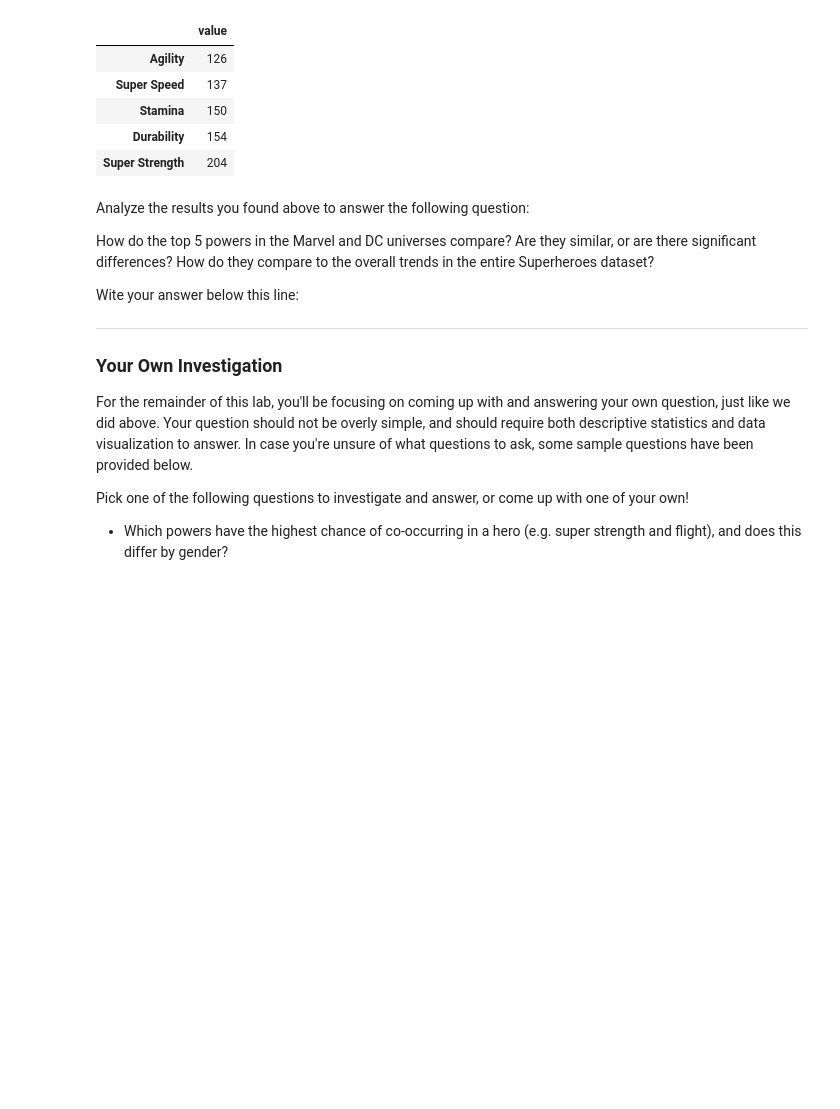
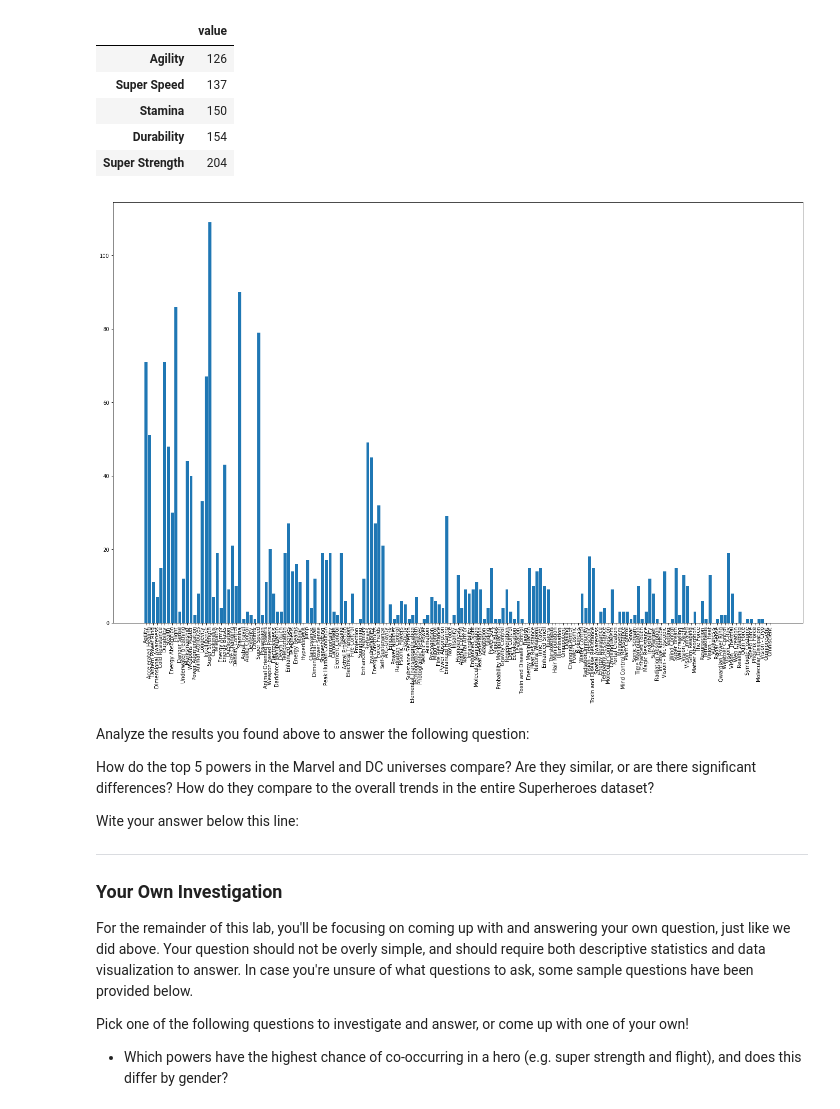
Before and after one commit to ortsed/dsc-data-cleaning-project-dc-ds-career-042219, a Jupyter notebook: index.ipynb, the cells around one changed output. Drawn from its saved outputs; the diff is of its cells as text; code cells hidden in the pictures; blank space fills up the shorter version.

```diff
--- a/index.ipynb
+++ b/index.ipynb
@@ -312,12 +312,20 @@ marvel.sort_values("value")[-5:]
 | Durability | 154 |
 | Super Strength | 204 |
 # %%
-marvel = merged[merged["Publisher"] == "Marvel Comics"].sum()
+marvel = merged[merged["Publisher"] == "DC Comics"].sum()
 marvel = pd.DataFrame(marvel)
 # %%
 marvel.columns = ["value"]
 # %%
 marvel = marvel[pd.to_numeric(marvel["value"], errors='coerce').notnull()]
+# %%
+marvel = marvel.drop(index=["Height","Weight"])
+# %%
+plt.figure(figsize=(24,15))
+plt.bar(marvel.index, marvel["value"])
+labels = plt.xticks(marvel.index, rotation="vertical")
+# %% [output]
+[figure, added]
 # %% [markdown]
 Analyze the results you found above to answer the following question:
 
```
